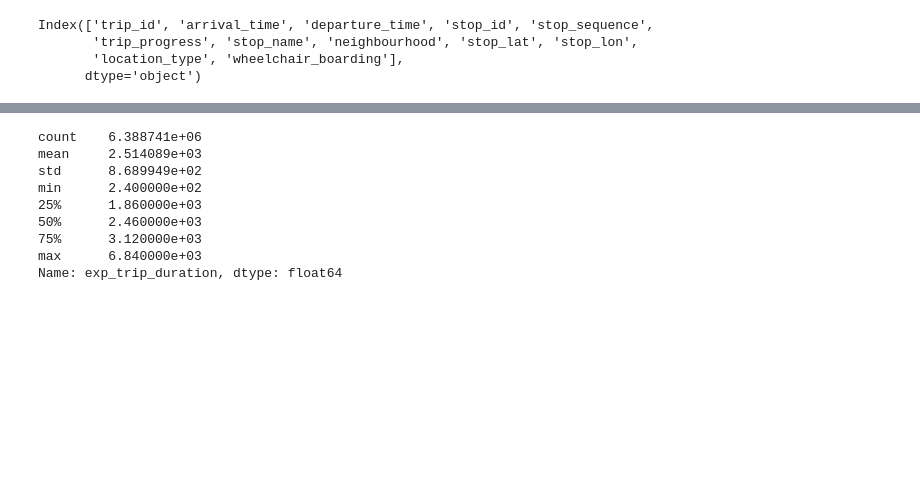
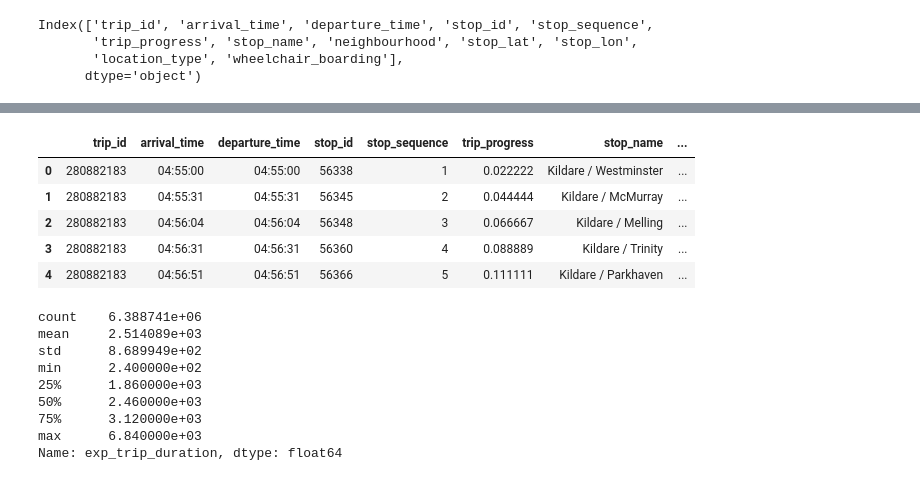
Before and after one commit to nadpierre/stm-transit-delay-prediction, a Jupyter notebook: notebooks/data_cleaning.ipynb, the cells around one changed output, grey strips where cells are left out. Cells and saved outputs as stored; diff of their text form; code cells hidden in the pictures; blank space fills up the shorter version.

```diff
--- a/notebooks/data_cleaning.ipynb
+++ b/notebooks/data_cleaning.ipynb
@@ -157,3 +185,12 @@ schedules_stops_df['parsed_time'] = parse_gtfs_time(schedules_stops_df, 'today',
+# %%
+schedules_stops_df.head()
+# %% [output]
+|  | trip_id | arrival_time | departure_time | stop_id | stop_sequence | trip_progress | stop_name | ... |
+| 0 | 280882183 | 04:55:00 | 04:55:00 | 56338 | 1 | 0.022222 | Kildare / Westminster | ... |
+| 1 | 280882183 | 04:55:31 | 04:55:31 | 56345 | 2 | 0.044444 | Kildare / McMurray | ... |
+| 2 | 280882183 | 04:56:04 | 04:56:04 | 56348 | 3 | 0.066667 | Kildare / Melling | ... |
+| 3 | 280882183 | 04:56:31 | 04:56:31 | 56360 | 4 | 0.088889 | Kildare / Trinity | ... |
+| 4 | 280882183 | 04:56:51 | 04:56:51 | 56366 | 5 | 0.111111 | Kildare / Parkhaven | ... |
 # %%
 # Calculate expected trip duration
 schedules_stops_df['trip_start'] = schedules_stops_df.groupby('trip_id')['parsed_time'].transform('min')
```
Also changed, not shown: parts of 8 cells of this notebook, 6 other files.
